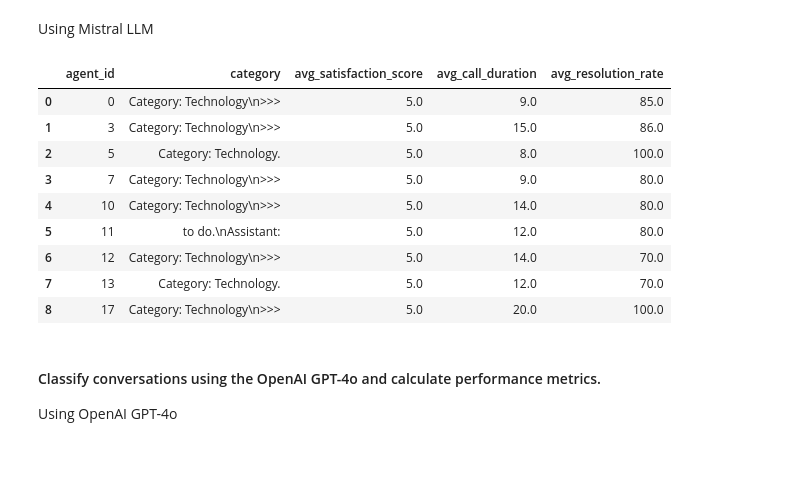
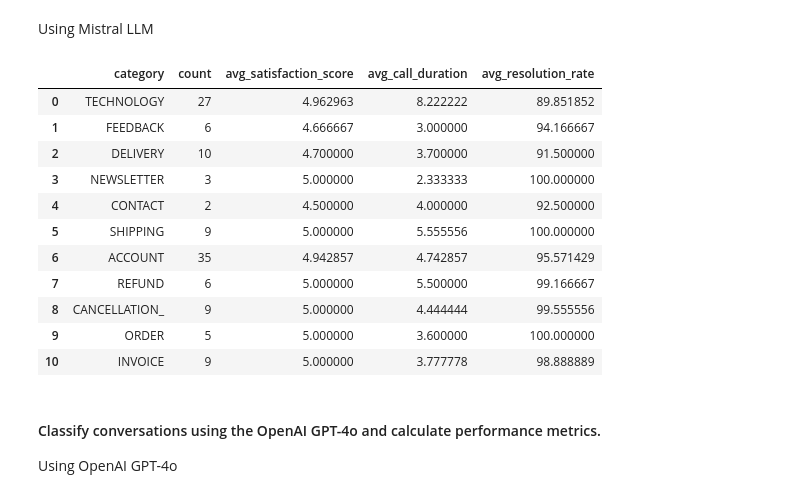
Before and after one commit to smartmind-team/mintlify-docs, a Jupyter notebook: examples/AICC_Scenario.ipynb, the cells around one changed output. Saved outputs shown, nothing was run; the diff lists cells and outputs as text; code cells hidden in the pictures; blank space fills up the shorter version.

```diff
--- a/examples/AICC_Scenario.ipynb
+++ b/examples/AICC_Scenario.ipynb
@@ -158,49 +158,50 @@ query_result = client.query.execute("""
     -- Step 1: Cleanup resources before starting the main query
     SELECT thanosql.cleanup_resources();
 
     -- Step 2: Categorize call transcripts and compute average metrics
     SELECT
-        c.agent_id,
         t.category,
+        COUNT(*),
         AVG(c.satisfaction_score) AS avg_satisfaction_score,
         AVG(c.call_duration) AS avg_call_duration,
         AVG(c.resolution_rate) AS avg_resolution_rate
     FROM
         (
             -- Generate categories for call transcripts using a Huggingface model
             SELECT
                 t.call_id,
                 thanosql.generate(
                     input := CONCAT(
-                        '<s>[INST]You are a classification assistant. Your task is to analyze a conversation between an assistant and a human and determine the most appropriate category for the conversation <<<>>> into one of the following predefined categories: Technology, Refund, Shipping, ACCOUNT, CANCELLATION_FEE, CONTACT, DELIVERY, Feedback, Invoice, Newsletter, Order\n\nYou will only respond with the category. Do not include the word "Category". Do not provide explanations or notes. Do not change the line.[/INST]\n\n<<<\nConversation: ',
-                        t.conversation
+                        '<s>[INST]You are a classification assistant. Your task is to analyze a conversation between an assistant and a human and determine the most appropriate category for the conversation <<<>>> into one of the following predefined categories: Technology, Refund, Shipping, ACCOUNT, CANCELLATION_FEE, CONTACT, DELIVERY, Feedback, Invoice, Newsletter, Order\n\nYou will only respond with one of the predefined categories. Reply with capital letters only. Do not start with category or categories. Do not provide explanations or notes. Do not change the line.[/INST]\n\n<<<\nConversation: ',
+                        conversation,
+                        '</s>\n>>>'
                     ),
                     engine := 'thanosql',
                     model := 'smartmind/Mistral-7B-Instruct-v0.2',
                     model_args := '{"max_new_tokens": 7}'
                 ) AS category
             FROM
                 transcript AS t
         ) AS t
     JOIN
         calls AS c ON t.call_id = c.call_id
     GROUP BY
-        c.agent_id, t.category
-    ORDER BY
-        c.agent_id;
+        t.category
 """)
 check_query_result(query_result)
 # %% [output]
-|  | agent_id | category | avg_satisfaction_score | avg_call_duration | avg_resolution_rate |
-| 0 | 0 | Category: Technology\n>>> | 5.0 | 9.0 | 85.0 |
-| 1 | 3 | Category: Technology\n>>> | 5.0 | 15.0 | 86.0 |
-| 2 | 5 | Category: Technology. | 5.0 | 8.0 | 100.0 |
-| 3 | 7 | Category: Technology\n>>> | 5.0 | 9.0 | 80.0 |
-| 4 | 10 | Category: Technology\n>>> | 5.0 | 14.0 | 80.0 |
-| 5 | 11 | to do.\nAssistant: | 5.0 | 12.0 | 80.0 |
-| 6 | 12 | Category: Technology\n>>> | 5.0 | 14.0 | 70.0 |
-| 7 | 13 | Category: Technology. | 5.0 | 12.0 | 70.0 |
-| 8 | 17 | Category: Technology\n>>> | 5.0 | 20.0 | 100.0 |
+|  | category | count | avg_satisfaction_score | avg_call_duration | avg_resolution_rate |
+| 0 | TECHNOLOGY | 27 | 4.962963 | 8.222222 | 89.851852 |
+| 1 | FEEDBACK | 6 | 4.666667 | 3.000000 | 94.166667 |
+| 2 | DELIVERY | 10 | 4.700000 | 3.700000 | 91.500000 |
+| 3 | NEWSLETTER | 3 | 5.000000 | 2.333333 | 100.000000 |
+| 4 | CONTACT | 2 | 4.500000 | 4.000000 | 92.500000 |
+| 5 | SHIPPING | 9 | 5.000000 | 5.555556 | 100.000000 |
+| 6 | ACCOUNT | 35 | 4.942857 | 4.742857 | 95.571429 |
+| 7 | REFUND | 6 | 5.000000 | 5.500000 | 99.166667 |
+| 8 | CANCELLATION_ | 9 | 5.000000 | 4.444444 | 99.555556 |
+| 9 | ORDER | 5 | 5.000000 | 3.600000 | 100.000000 |
+| 10 | INVOICE | 9 | 5.000000 | 3.777778 | 98.888889 |
 # %% [markdown]
 #### Classify conversations using the OpenAI GPT-4o and calculate performance metrics.
 
```
Also changed, not shown: parts of 1 cell of this notebook, 3 other files.
